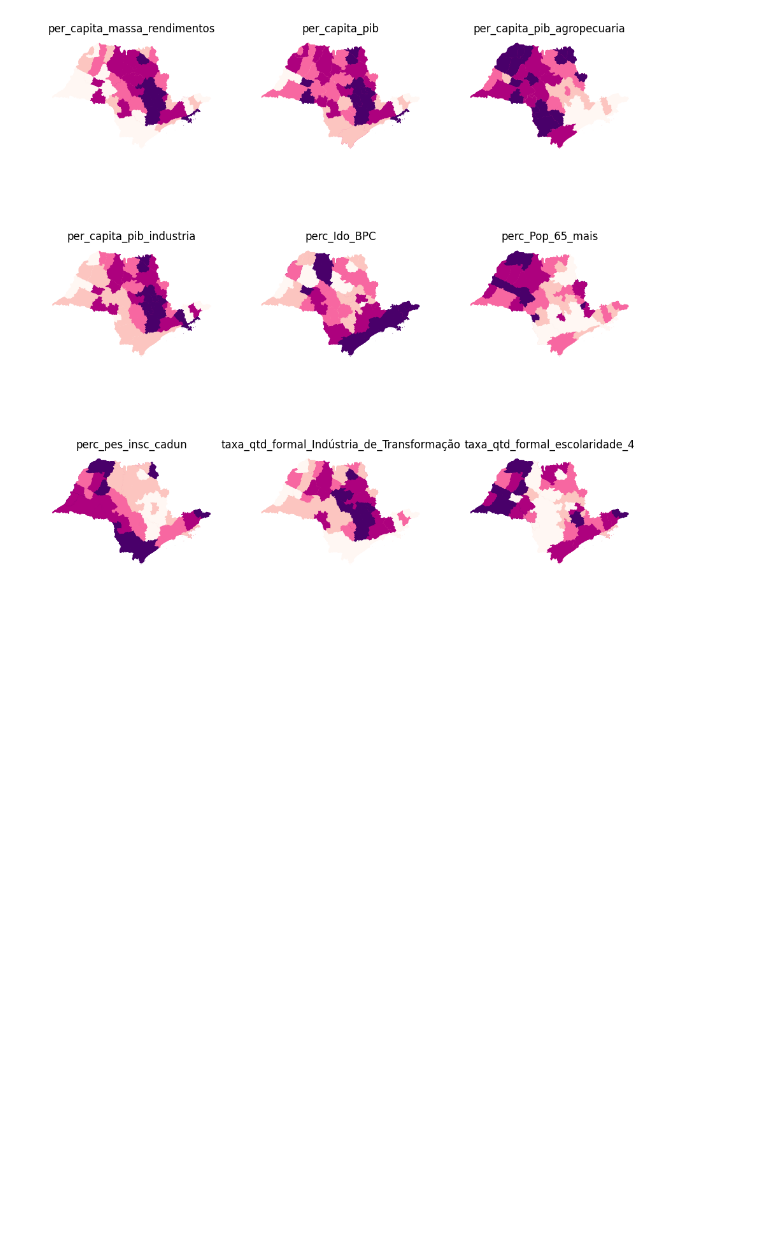
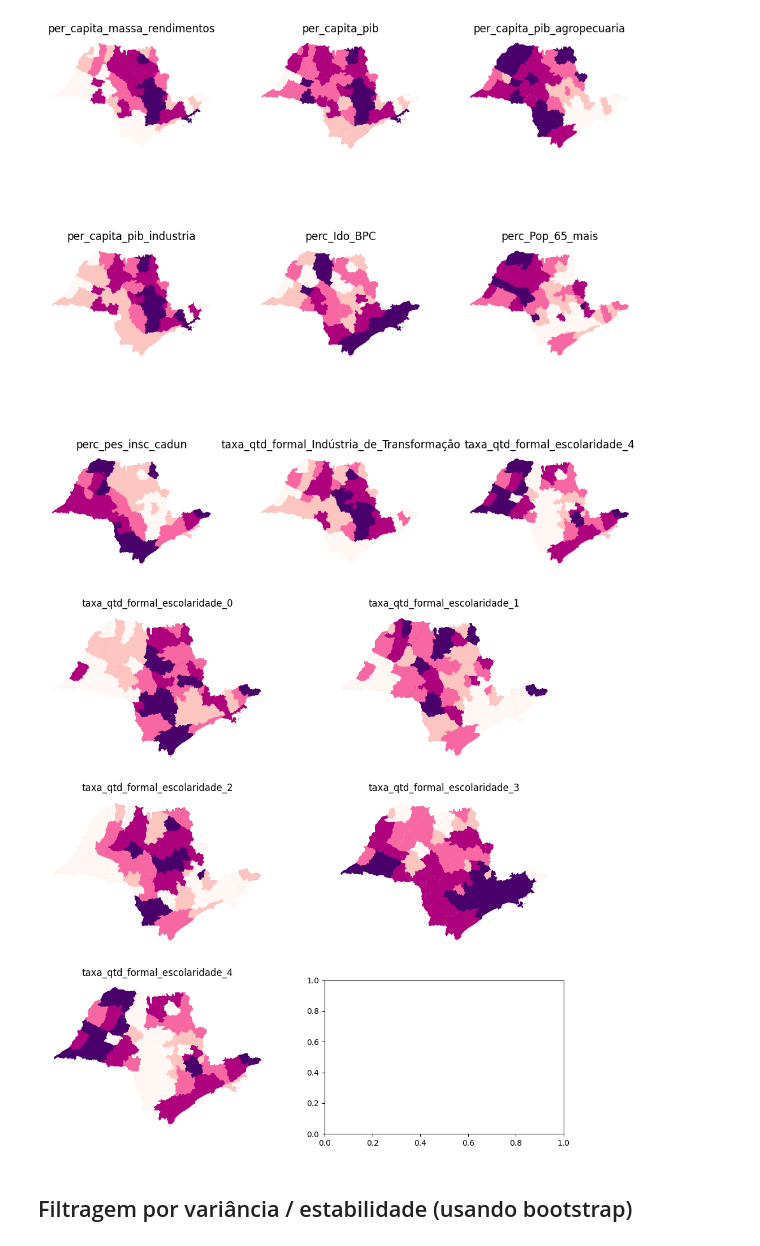
Before and after one commit to gustavonegrao/projeto_SSC0957, a Jupyter notebook: modelagem.ipynb, the cells around one changed output. Cells and saved outputs as stored; diff of their text form; code cells hidden in the pictures; blank space fills up the shorter version.

```diff
--- a/modelagem.ipynb
+++ b/modelagem.ipynb
@@ -34,7 +36,7 @@ type(df_wide['geometry'])
 # %% [output]
 pandas.core.series.Series
 # %%
-df_wide = gpd.GeoDataFrame(df_wide, geometry='geometry')
+df_wide_polig = gpd.GeoDataFrame(df_wide, geometry='geometry')
 # %% [markdown]
 ## Setting interesting variables to make analyses
 # %%
@@ -67,7 +69,7 @@ for i, col in enumerate(interesting_variables):
     # select the axis where the map will go
     ax = axs[i]
     # Plot the map
-    df_wide.plot(
+    df_wide_polig.plot(
         column=col,
         ax=ax,
         scheme="Quantiles",
@@ -79,3 +81,30 @@ for i, col in enumerate(interesting_variables):
 plt.show()
 # %% [output]
 [figure]
+# %%
+escolaridade = [ 'taxa_qtd_formal_escolaridade_0','taxa_qtd_formal_escolaridade_1','taxa_qtd_formal_escolaridade_2',
+'taxa_qtd_formal_escolaridade_3','taxa_qtd_formal_escolaridade_4']
+
+
+f, axs = plt.subplots(nrows=3, ncols=2, figsize=(12, 12))
+
+axs = axs.flatten()
+
+for i, col in enumerate(escolaridade):
+    # select the axis where the map will go
+    ax = axs[i]
+    # Plot the map
+    df_wide_polig.plot(
+        column=col,
+        ax=ax,
+        scheme="Quantiles",
+        linewidth=0,
+        cmap="RdPu",
+    )
+    ax.set_axis_off()
+    ax.set_title(col)
+plt.show()
+# %% [output]
+[figure, added]
+# %% [markdown]
+## Filtragem por variância / estabilidade (usando bootstrap)
```
Also changed, not shown: parts of 14 cells of this notebook.
